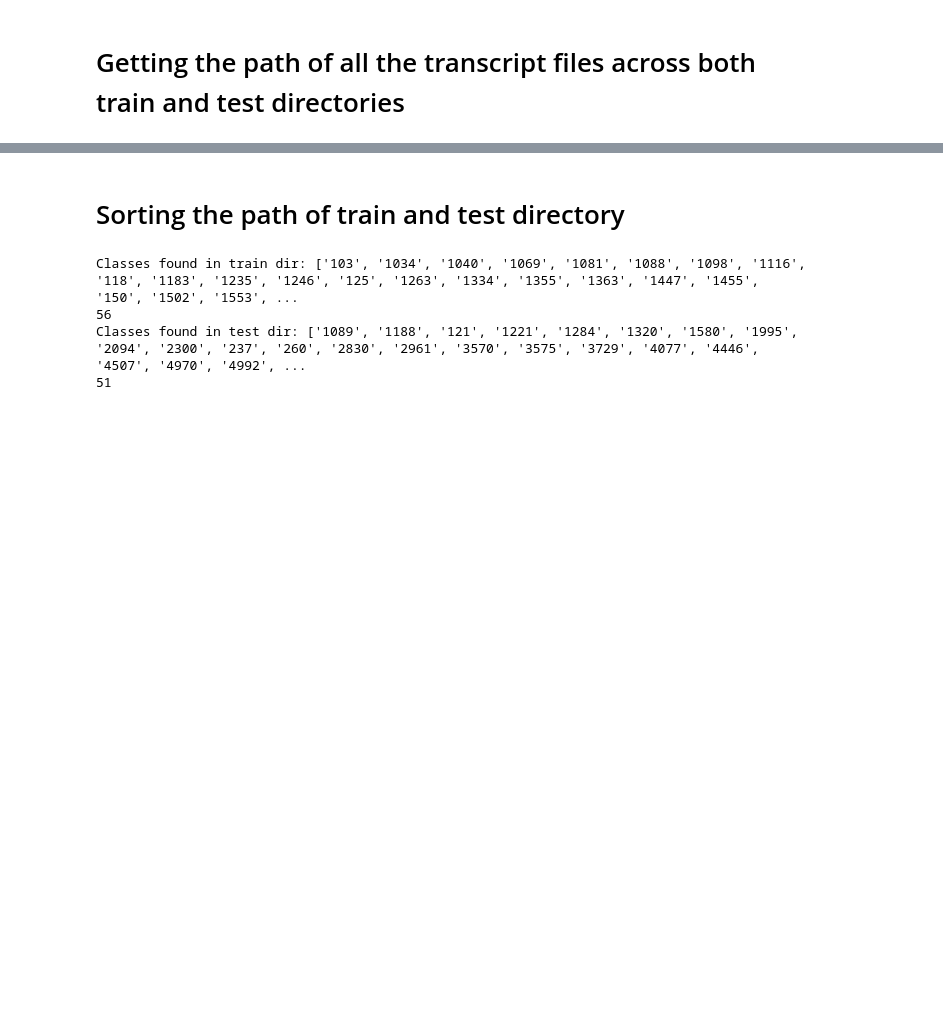
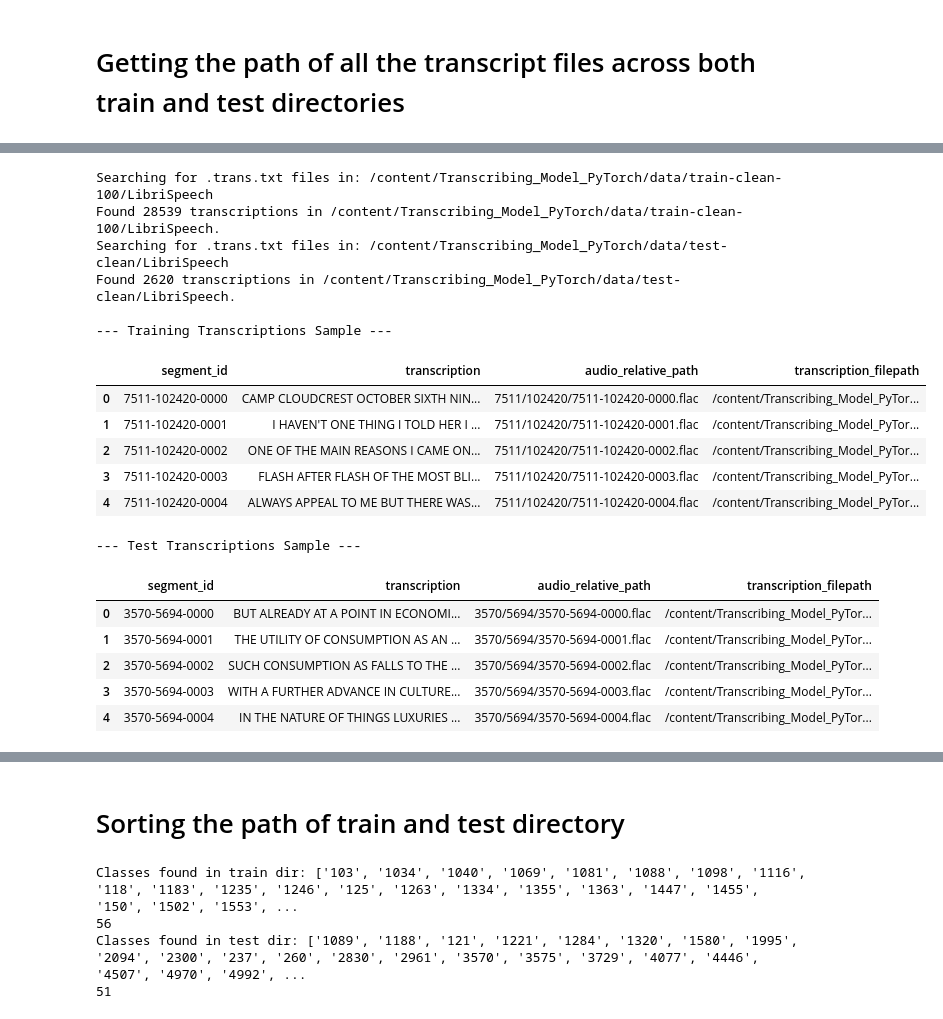
Before and after one commit to Ayush-Singh-36/Transcribing_Model_PyTorch, a Jupyter notebook: transcribing_training_script.ipynb, the cells around one changed output, grey strips where cells are left out. Drawn from its saved outputs; the diff is of its cells as text; code cells hidden in the pictures; blank space fills up the shorter version.

```diff
--- a/transcribing_training_script.ipynb
+++ b/transcribing_training_script.ipynb
@@ -585,0 +590,80 @@ Deletion process complete. Metadata `.txt` files have been removed from disk.
+# %%
+import os
+import pandas as pd
+
+def collect_transcriptions(root_dir):
+    """
+    Collects all .trans.txt files and their content from a given root directory.
+    Returns a list of dictionaries, each containing 'segment_id', 'transcription',
+    'audio_relative_path', and 'transcription_filepath'.
+    """
+    transcriptions_data = []
+    print(f"Searching for .trans.txt files in: {root_dir}")
+    for root, _, files in os.walk(root_dir):
+        for file in files:
+            if file.lower().endswith('.trans.txt'):
+                transcription_filepath = os.path.join(root, file)
+
+                try:
+                    with open(transcription_filepath, 'r', encoding='utf-8') as f:
+                        # Each line in .trans.txt is typically 'segment_id TRANSCRIPTION'
+                        # We want the transcription part.
+                        lines = f.readlines()
+                        for line in lines:
+                            parts = line.strip().split(' ', 1)
+                            if len(parts) == 2:
+                                segment_id = parts[0]
+                                transcription = parts[1]
+                                # The audio filepath can be derived from the segment_id
+                                # Example: 103-1240-0000.trans.txt corresponds to 103/1240/103-1240-0000.flac
+                                reader_id, chapter_id, _ = segment_id.split('-')
+                                # This path is relative to the *clean* base directory where the .trans.txt came from.
+                                # When we later combine with NOISY_TRAIN_DIR, it will correctly point to noisy audio.
+                                audio_relative_path = os.path.join(reader_id, chapter_id, f"{segment_id}.flac")
+
+                                transcriptions_data.append({
+                                    'segment_id': segment_id,
+                                    'transcription': transcription,
+                                    'audio_relative_path': audio_relative_path,
+                                    'transcription_filepath': transcription_filepath
+                                })
+                except Exception as e:
+                    print(f"Error reading {transcription_filepath}: {e}")
+    print(f"Found {len(transcriptions_data)} transcriptions in {root_dir}.")
+    return transcriptions_data
+
+# We need to collect transcriptions from the *original clean* directories
+# and then associate them with the *noisy* audio files.
+
+# Collect transcriptions for training data from original clean directory
+train_transcriptions = collect_transcriptions(original_train_dir)
+df_train_transcriptions = pd.DataFrame(train_transcriptions)
+
+# Collect transcriptions for test data from original clean directory
+test_transcriptions = collect_transcriptions(original_test_dir)
+df_test_transcriptions = pd.DataFrame(test_transcriptions)
+
+print("\n--- Training Transcriptions Sample ---")
+display(df_train_transcriptions.head())
+print("\n--- Test Transcriptions Sample ---")
+display(df_test_transcriptions.head())
+# %% [output]
+Searching for .trans.txt files in: /content/Transcribing_Model_PyTorch/data/train-clean-100/LibriSpeech
+Found 28539 transcriptions in /content/Transcribing_Model_PyTorch/data/train-clean-100/LibriSpeech.
+Searching for .trans.txt files in: /content/Transcribing_Model_PyTorch/data/test-clean/LibriSpeech
+Found 2620 transcriptions in /content/Transcribing_Model_PyTorch/data/test-clean/LibriSpeech.
+
+--- Training Transcriptions Sample ---
+|  | segment_id | transcription | audio_relative_path | transcription_filepath |
+| 0 | 7511-102420-0000 | CAMP CLOUDCREST OCTOBER SIXTH NIN... | 7511/102420/7511-102420-0000.flac | /content/Transcribing_Model_PyTor... |
+| 1 | 7511-102420-0001 | I HAVEN'T ONE THING I TOLD HER I ... | 7511/102420/7511-102420-0001.flac | /content/Transcribing_Model_PyTor... |
+| 2 | 7511-102420-0002 | ONE OF THE MAIN REASONS I CAME ON... | 7511/102420/7511-102420-0002.flac | /content/Transcribing_Model_PyTor... |
+| 3 | 7511-102420-0003 | FLASH AFTER FLASH OF THE MOST BLI... | 7511/102420/7511-102420-0003.flac | /content/Transcribing_Model_PyTor... |
+| 4 | 7511-102420-0004 | ALWAYS APPEAL TO ME BUT THERE WAS... | 7511/102420/7511-102420-0004.flac | /content/Transcribing_Model_PyTor... |
+--- Test Transcriptions Sample ---
+|  | segment_id | transcription | audio_relative_path | transcription_filepath |
+| 0 | 3570-5694-0000 | BUT ALREADY AT A POINT IN ECONOMI... | 3570/5694/3570-5694-0000.flac | /content/Transcribing_Model_PyTor... |
+| 1 | 3570-5694-0001 | THE UTILITY OF CONSUMPTION AS AN ... | 3570/5694/3570-5694-0001.flac | /content/Transcribing_Model_PyTor... |
+| 2 | 3570-5694-0002 | SUCH CONSUMPTION AS FALLS TO THE ... | 3570/5694/3570-5694-0002.flac | /content/Transcribing_Model_PyTor... |
+| 3 | 3570-5694-0003 | WITH A FURTHER ADVANCE IN CULTURE... | 3570/5694/3570-5694-0003.flac | /content/Transcribing_Model_PyTor... |
+| 4 | 3570-5694-0004 | IN THE NATURE OF THINGS LUXURIES ... | 3570/5694/3570-5694-0004.flac | /content/Transcribing_Model_PyTor... |
```
Also changed, not shown: parts of 19 cells of this notebook.
